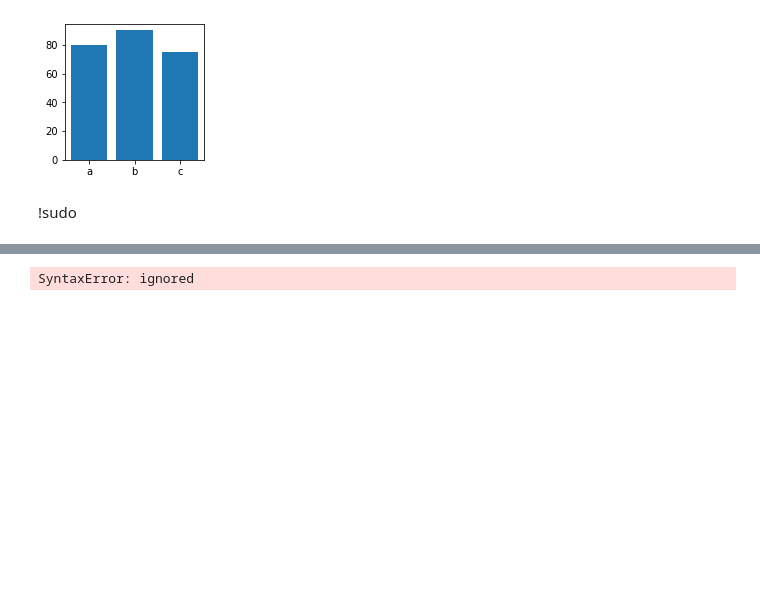
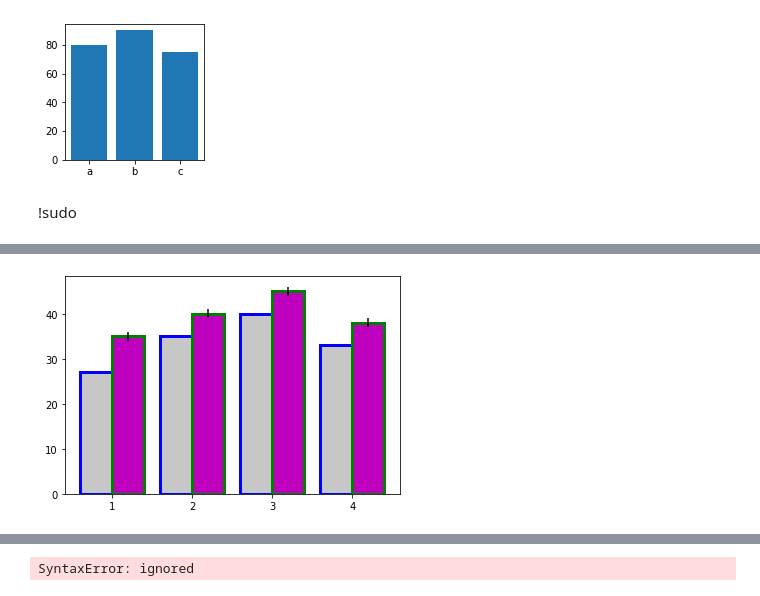
Before and after one commit to beomseokwee/pythonBigData, a Jupyter notebook: 분석시각화4일차.ipynb, the cells around one changed output, grey strips where cells are left out. Saved outputs shown, nothing was run; the diff lists cells and outputs as text; code cells hidden in the pictures; blank space fills up the shorter version.

```diff
--- a/분석시각화4일차.ipynb
+++ b/분석시각화4일차.ipynb
@@ -144,0 +162,14 @@ plt.show()
+# %%
+ids = ['m01','m02','m02','m04']
+ex = [27,35,40,33] # 운동 전
+af = [35,40,45,38] # 운동 후
+bw = 0.4
+idns = np.array([1,2,3,4])
+cids = idns.astype(str)  # 정수로 하게되면 다른값도 같이 나와서 문자열로 casting 후 출력
+plt.bar(idns,ex,color = ['#c7c7c7','#c7c7c7','#c7c7c7','#c7c7c7'],width=0.4,align='edge',label='before',edgecolor='b',linewidth='3')
+plt.bar(idns+bw,af,color = ['m','m','m','m'],width=0.4,align='edge',label='after',edgecolor='g',linewidth='3',yerr=[1,1,1,1]),
+plt.xticks(idns+bw,idns)
+#plt.grid(True)
+plt.show()
+# %% [output]
+[figure, added]
```
Also changed, not shown: parts of 32 cells of this notebook.
